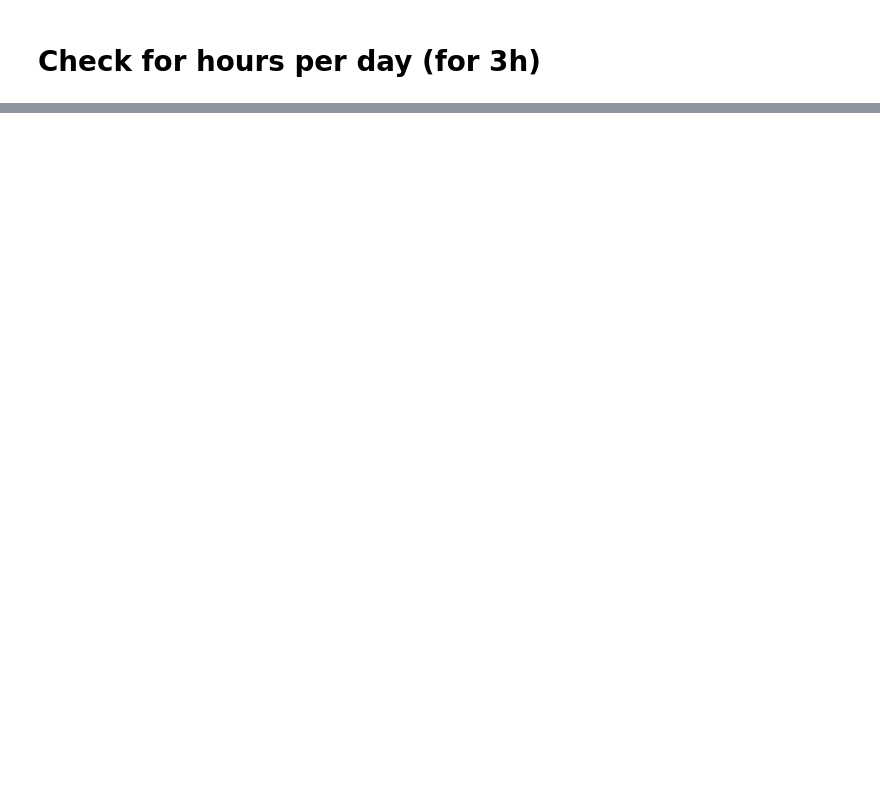
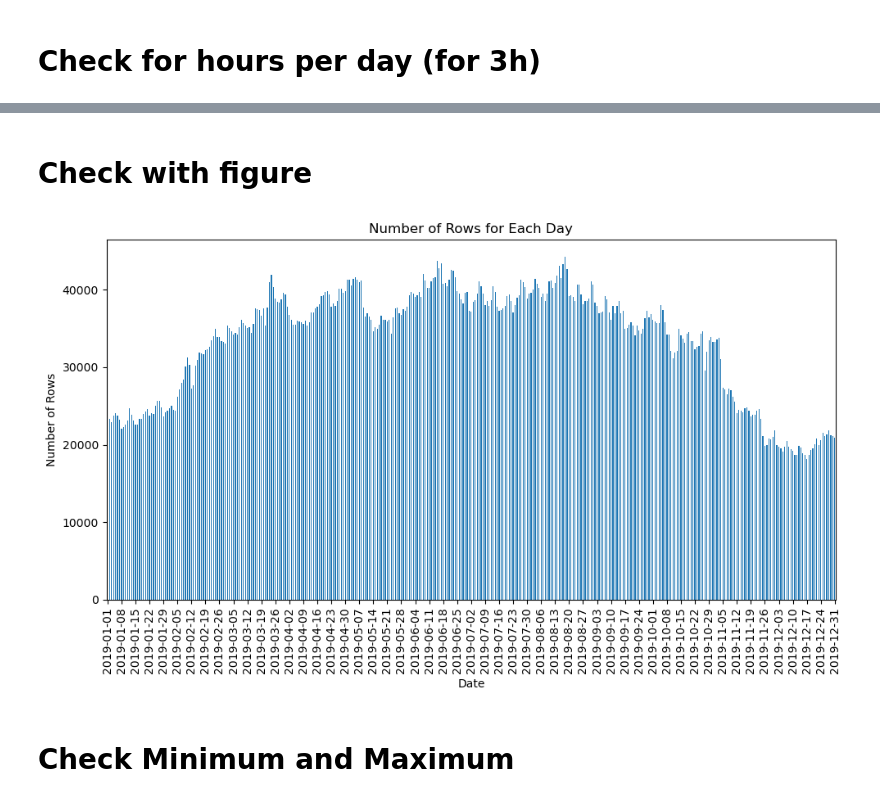
Before and after one commit to dime-worldbank/netmob24-data-challenge, a Jupyter notebook: Code/Check_pd.ipynb, the cells around one changed output, grey strips where cells are left out. Saved outputs shown, nothing was run; the diff lists cells and outputs as text; code cells hidden in the pictures; blank space fills up the shorter version.

```diff
--- a/Code/Check_pd.ipynb
+++ b/Code/Check_pd.ipynb
@@ -163,3 +200,27 @@ Try using .loc[row_indexer,col_indexer] = value instead
 
 See the caveats in the documentation: https://pandas.pydata.org/pandas-docs/stable/user_guide/indexing.html#returning-a-view-versus-a-copy
   combined_df['start_hour'] = combined_df['local_time'].map(parse_start_hour)
+# %% [markdown]
+# Check with figure
+# %%
+daily_counts = combined_df['local_date'].value_counts().sort_index()
+
+# Generate custom xticks starting from the first date and then incrementing by 7 days
+start_date = daily_counts.index.min()
+end_date = daily_counts.index.max()
+custom_xticks = pd.date_range(start=start_date, end=end_date, freq='7D')
+
+# Plot the results
+plt.figure(figsize=(10, 6))
+daily_counts.plot(kind='bar')
+plt.title('Number of Rows for Each Day')
+plt.xlabel('Date')
+plt.ylabel('Number of Rows')
+plt.xticks(ticks=range(len(daily_counts)), labels=daily_counts.index.strftime('%Y-%m-%d'), rotation=90)
+plt.gca().set_xticks([i for i, date in enumerate(daily_counts.index) if date in custom_xticks])
+plt.tight_layout()
+plt.show()
+# %% [output]
+[figure, added]
+# %% [markdown]
+# Check Minimum and Maximum
```
Also changed, not shown: parts of 12 cells of this notebook, 10 other files.
